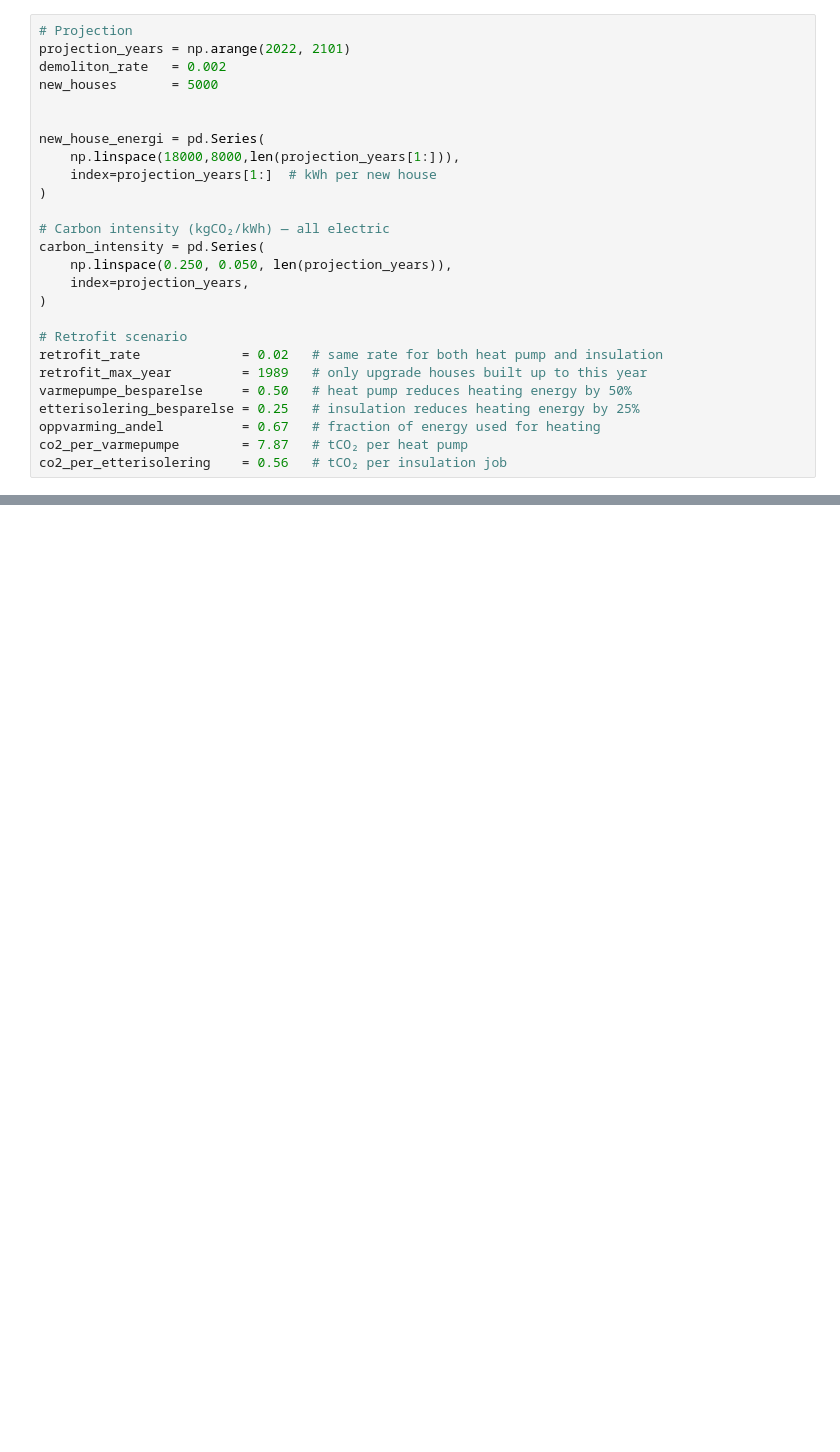
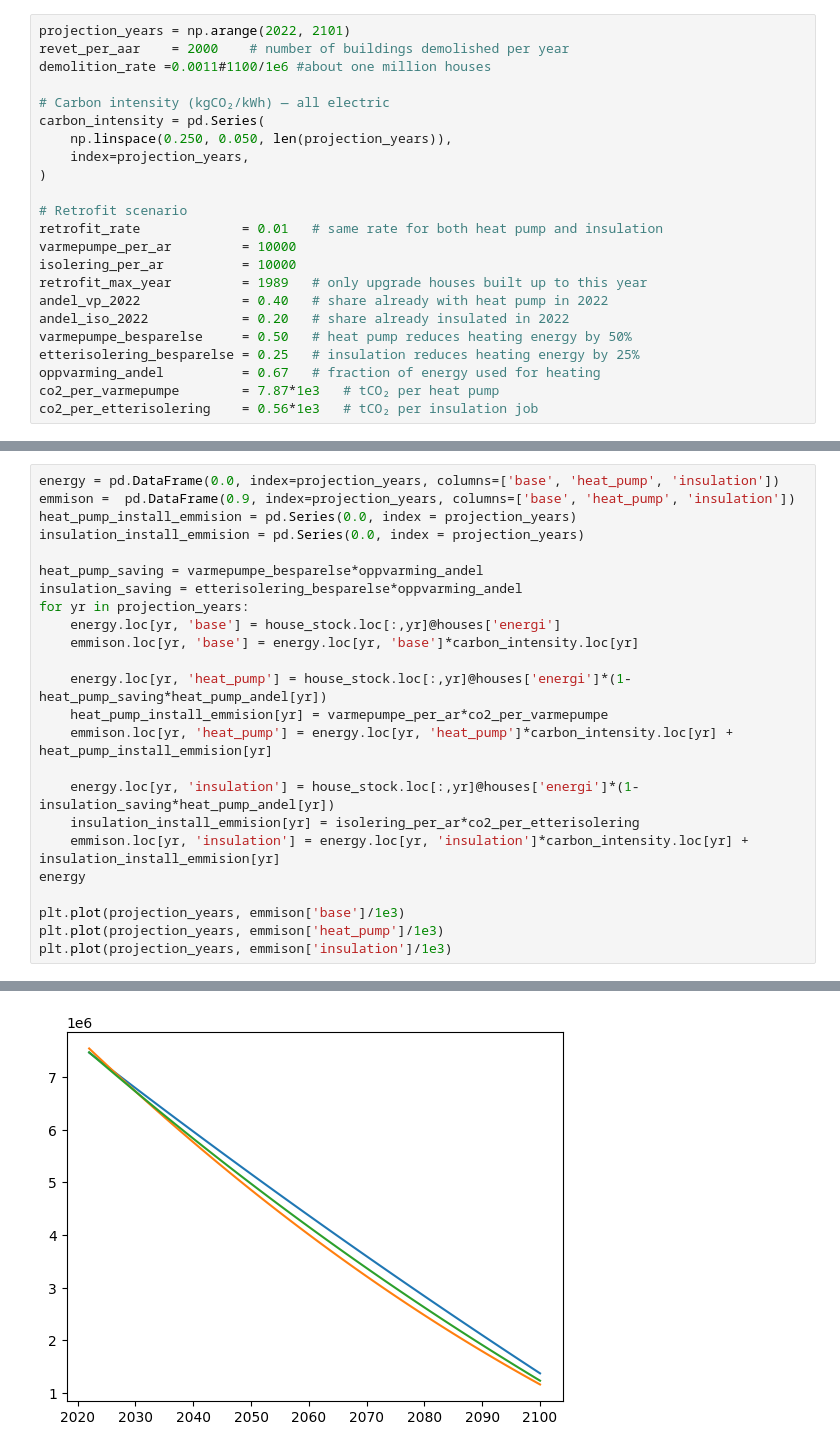
Before and after one commit to andre-hegre/Beregninger_Scenariomodell, a Jupyter notebook: projection.ipynb, the cells around one changed output, grey strips where cells are left out. Drawn from its saved outputs; the diff is of its cells as text; blank space fills up the shorter version.

```diff
--- a/projection.ipynb
+++ b/projection.ipynb
@@ -89,14 +23,7 @@ Disse legges til som årlig utslipp basert på antall *nye* oppgraderinger det
 # %%
-# Projection
 projection_years = np.arange(2022, 2101)
-demoliton_rate   = 0.002
-new_houses       = 5000
-
-
-new_house_energi = pd.Series(
-    np.linspace(18000,8000,len(projection_years[1:])),
-    index=projection_years[1:]  # kWh per new house
-)
+revet_per_aar    = 2000    # number of buildings demolished per year
+demolition_rate =0.0011#1100/1e6 #about one million houses
 
 # Carbon intensity (kgCO₂/kWh) — all electric
 carbon_intensity = pd.Series(
@@ -105,10 +32,14 @@ carbon_intensity = pd.Series(
 )
 
 # Retrofit scenario
-retrofit_rate             = 0.02   # same rate for both heat pump and insulation
+retrofit_rate             = 0.01   # same rate for both heat pump and insulation
+varmepumpe_per_ar         = 10000
+isolering_per_ar          = 10000
 retrofit_max_year         = 1989   # only upgrade houses built up to this year
+andel_vp_2022             = 0.40   # share already with heat pump in 2022
+andel_iso_2022            = 0.20   # share already insulated in 2022
 varmepumpe_besparelse     = 0.50   # heat pump reduces heating energy by 50%
 etterisolering_besparelse = 0.25   # insulation reduces heating energy by 25%
 oppvarming_andel          = 0.67   # fraction of energy used for heating
-co2_per_varmepumpe        = 7.87   # tCO₂ per heat pump
-co2_per_etterisolering    = 0.56   # tCO₂ per insulation job
+co2_per_varmepumpe        = 7.87*1e3   # tCO₂ per heat pump
+co2_per_etterisolering    = 0.56*1e3   # tCO₂ per insulation job
@@ -226,0 +83,25 @@ Spart med etterisolering: 17,345,637 tonnCO₂
+# %%
+energy = pd.DataFrame(0.0, index=projection_years, columns=['base', 'heat_pump', 'insulation'])
+emmison =  pd.DataFrame(0.9, index=projection_years, columns=['base', 'heat_pump', 'insulation'])
+heat_pump_install_emmision = pd.Series(0.0, index = projection_years)
+insulation_install_emmision = pd.Series(0.0, index = projection_years)
+
+heat_pump_saving = varmepumpe_besparelse*oppvarming_andel
+insulation_saving = etterisolering_besparelse*oppvarming_andel
+for yr in projection_years:
+    energy.loc[yr, 'base'] = house_stock.loc[:,yr]@houses['energi']
+    emmison.loc[yr, 'base'] = energy.loc[yr, 'base']*carbon_intensity.loc[yr]
+
+    energy.loc[yr, 'heat_pump'] = house_stock.loc[:,yr]@houses['energi']*(1-heat_pump_saving*heat_pump_andel[yr])
+    heat_pump_install_emmision[yr] = varmepumpe_per_ar*co2_per_varmepumpe
+    emmison.loc[yr, 'heat_pump'] = energy.loc[yr, 'heat_pump']*carbon_intensity.loc[yr] + heat_pump_install_emmision[yr]
+
+    energy.loc[yr, 'insulation'] = house_stock.loc[:,yr]@houses['energi']*(1-insulation_saving*heat_pump_andel[yr])
+    insulation_install_emmision[yr] = isolering_per_ar*co2_per_etterisolering
+    emmison.loc[yr, 'insulation'] = energy.loc[yr, 'insulation']*carbon_intensity.loc[yr] + insulation_install_emmision[yr]
+energy
+
+plt.plot(projection_years, emmison['base']/1e3)
+plt.plot(projection_years, emmison['heat_pump']/1e3)
+plt.plot(projection_years, emmison['insulation']/1e3)
+# %% [output]
@@ -226,0 +109 @@ Spart med etterisolering: 17,345,637 tonnCO₂
+[figure, added]
```
Also changed, not shown: parts of 11 cells of this notebook.
